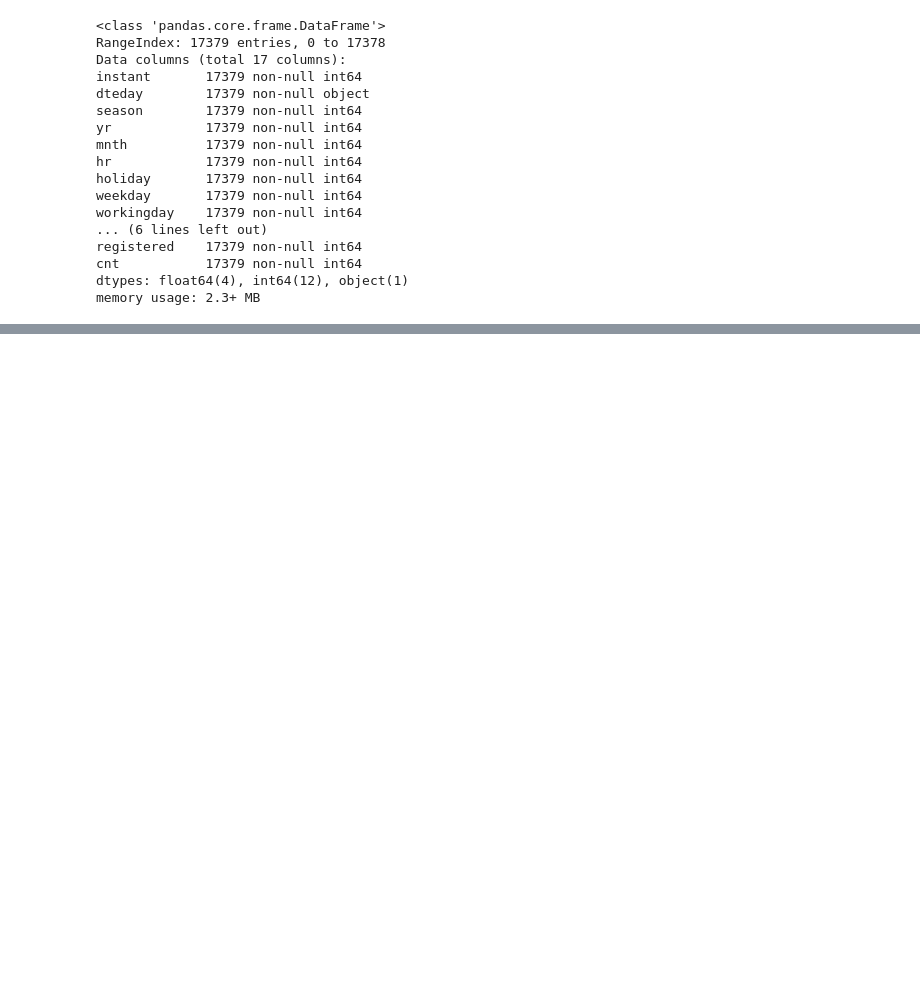
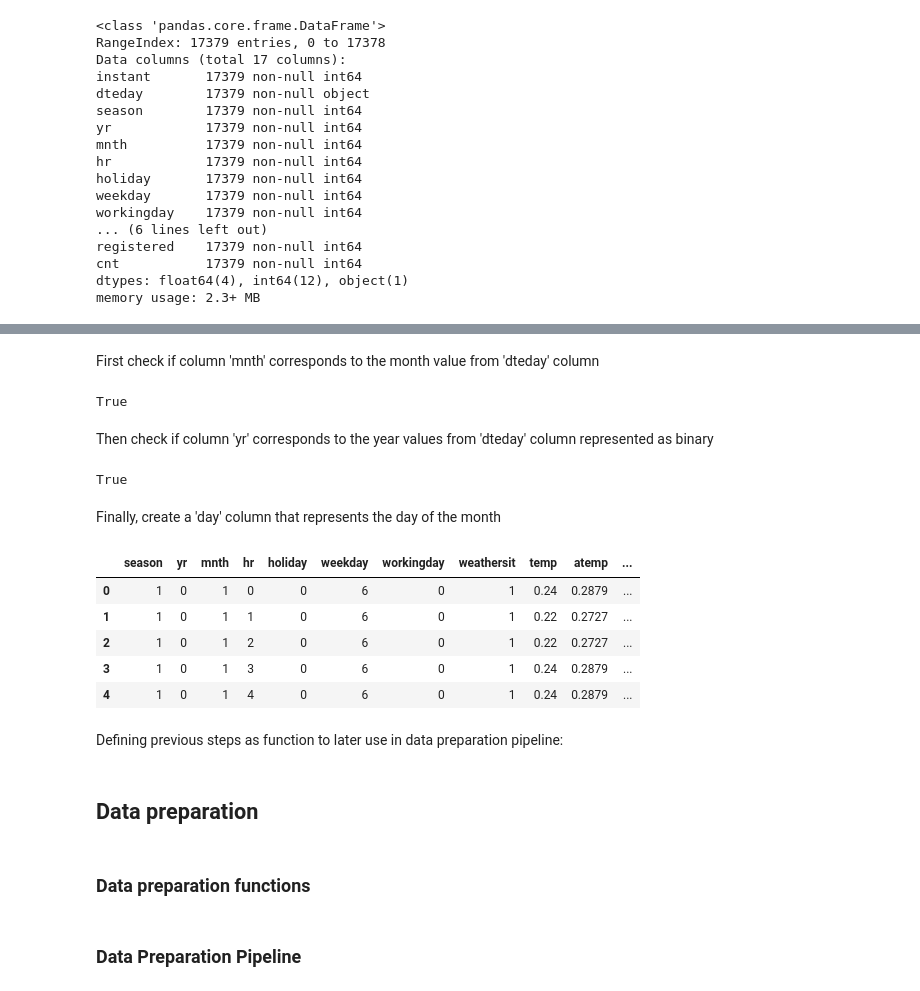
Before and after one commit to martinan92/Python-Final-Project, a Jupyter notebook: Final Project.ipynb, the cells around one changed output, grey strips where cells are left out. Cells and saved outputs as stored; diff of their text form; code cells hidden in the pictures; blank space fills up the shorter version.

```diff
--- a/Final Project.ipynb
+++ b/Final Project.ipynb
@@ -105,0 +138,30 @@ memory usage: 2.3+ MB
+# %%
+raw_hour_df['dteday'] = pd.to_datetime(raw_hour_df.dteday)
+# %% [markdown]
+First check if column 'mnth' corresponds to the month value from 'dteday' column
+# %%
+all(raw_hour_df['dteday'].dt.month == raw_hour_df['mnth'])
+# %% [output]
+True
+# %% [markdown]
+Then check if column 'yr' corresponds to the year values from 'dteday' column represented as binary
+# %%
+binary_year = pd.Series(raw_hour_df['dteday'].dt.year == 2012)
+all(binary_year == raw_hour_df['yr'].astype('bool'))
+# %% [output]
+True
+# %% [markdown]
+Finally, create a 'day' column that represents the day of the month
+# %%
+raw_hour_df['day'] = raw_hour_df['dteday'].dt.day
+raw_hour_df = raw_hour_df.drop(['instant', 'dteday'], axis = 1)
+raw_hour_df.head()
+# %% [output]
+|  | season | yr | mnth | hr | holiday | weekday | workingday | weathersit | temp | atemp | ... |
+| 0 | 1 | 0 | 1 | 0 | 0 | 6 | 0 | 1 | 0.24 | 0.2879 | ... |
+| 1 | 1 | 0 | 1 | 1 | 0 | 6 | 0 | 1 | 0.22 | 0.2727 | ... |
+| 2 | 1 | 0 | 1 | 2 | 0 | 6 | 0 | 1 | 0.22 | 0.2727 | ... |
+| 3 | 1 | 0 | 1 | 3 | 0 | 6 | 0 | 1 | 0.24 | 0.2879 | ... |
+| 4 | 1 | 0 | 1 | 4 | 0 | 6 | 0 | 1 | 0.24 | 0.2879 | ... |
+# %% [markdown]
+Defining previous steps as function to later use in data preparation pipeline:
@@ -105,0 +172,4 @@ memory usage: 2.3+ MB
+# %% [markdown]
+## Data preparation
+# %% [markdown]
+### Data preparation functions
@@ -105,0 +232,2 @@ memory usage: 2.3+ MB
+# %% [markdown]
+### Data Preparation Pipeline
```
Also changed, not shown: parts of 36 cells of this notebook.
